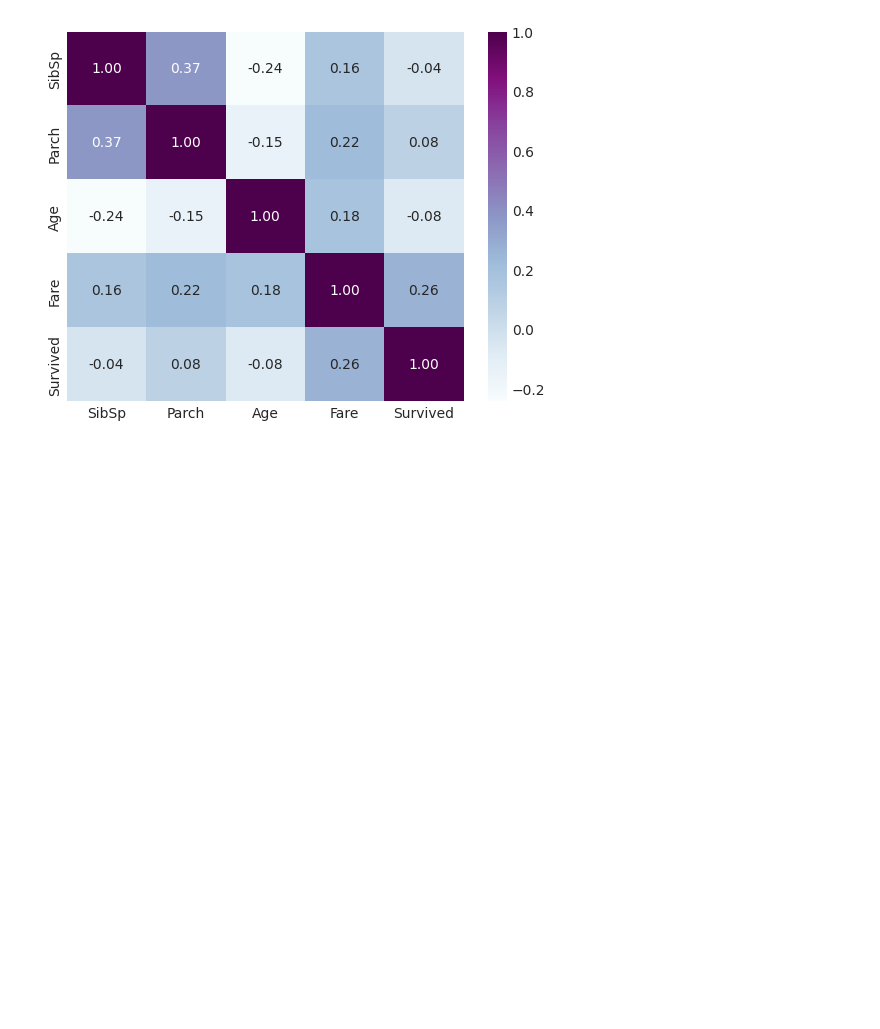
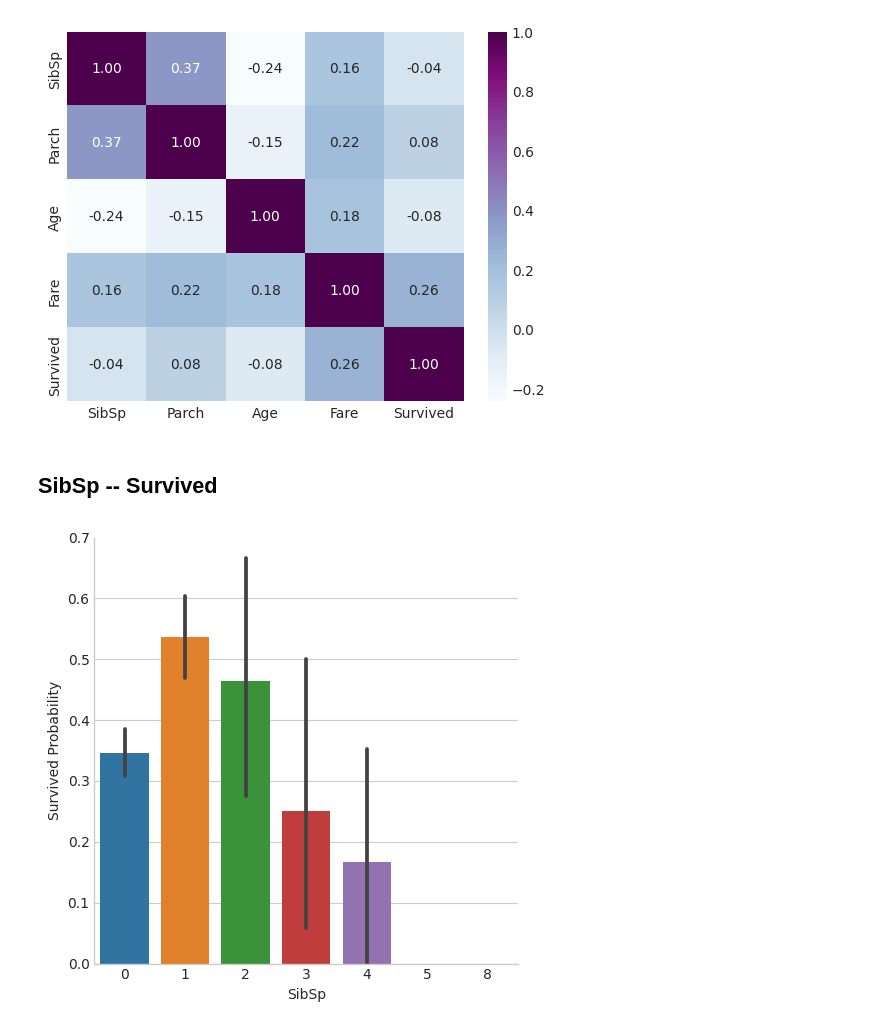
Before and after one commit to ozlem-dilek/titanic-EDA, a Jupyter notebook: titanic-eda.ipynb, the cells around one changed output. Drawn from its saved outputs; the diff is of its cells as text; code cells hidden in the pictures; blank space fills up the shorter version.

```diff
--- a/titanic-eda.ipynb
+++ b/titanic-eda.ipynb
@@ -335,3 +335,11 @@ sns.heatmap(train_df[list1].corr(), annot = True, fmt = ".2f", cmap = "BuPu")
 plt.show()
 # %% [output]
 [figure]
+# %% [markdown]
+## SibSp -- Survived
+# %%
+ss = sns.catplot(x = "SibSp", y = "Survived", data = train_df, kind = "bar")
+ss.set_ylabels("Survived Probability")
+plt.show()
+# %% [output]
+[figure, added]
```
Also changed, not shown: parts of 19 cells of this notebook.
